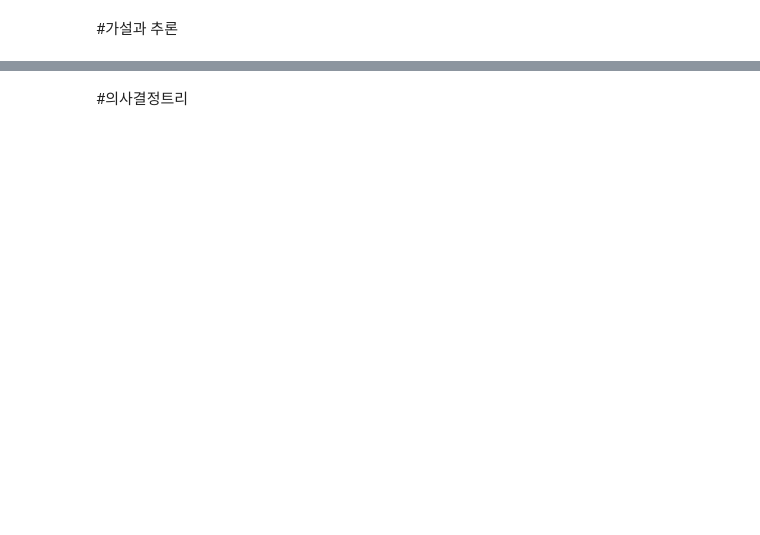
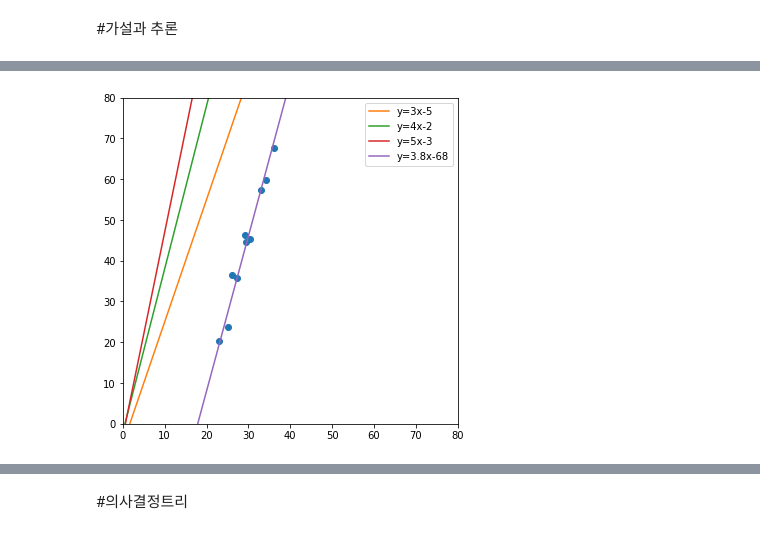
Before and after one commit to serinss/seSAC_Python_Class, a Jupyter notebook: 통계데이터분석_Preview.ipynb, the cells around one changed output, grey strips where cells are left out. Saved outputs shown, nothing was run; the diff lists cells and outputs as text; code cells hidden in the pictures; blank space fills up the shorter version.

```diff
--- a/통계데이터분석_Preview.ipynb
+++ b/통계데이터분석_Preview.ipynb
@@ -22,0 +140,16 @@
+# %%
+ales2 = np.array(sales)/10000 #10000으로 나눠서 근사치 구하기
+dict_data2 = {'temp':temperature,"sales2":sales2}
+df_sales2 = pd.DataFrame(dict_data2, columns=['temp','sales2'])
+plt.figure(figsize=(6,6)) # 1-1
+plt.plot(temperature,sales2,'o')
+plt.plot([0,80],[3*0-5,3*80-5],'-',label='y=3x-5')
+plt.plot([0,80],[4*0-2,4*80-2],'-',label='y=4x-2')
+plt.plot([0,80],[5*0-3,5*80-3],'-',label='y=5x-3')
+plt.plot([0,80],[3.8*0-68,3.8*80-68],'-',label='y=3.8x-68')
+plt.ylim(0,80) # 1-1
+plt.xlim(0,80) # 1-1
+plt.legend()
+plt.show()
+# %% [output]
+[figure, added]
```
Also changed, not shown: parts of 36 cells of this notebook.
